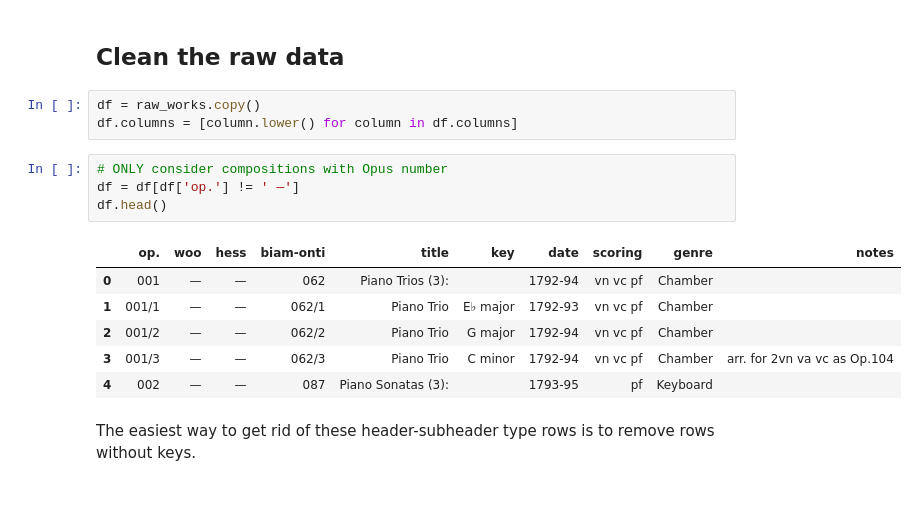
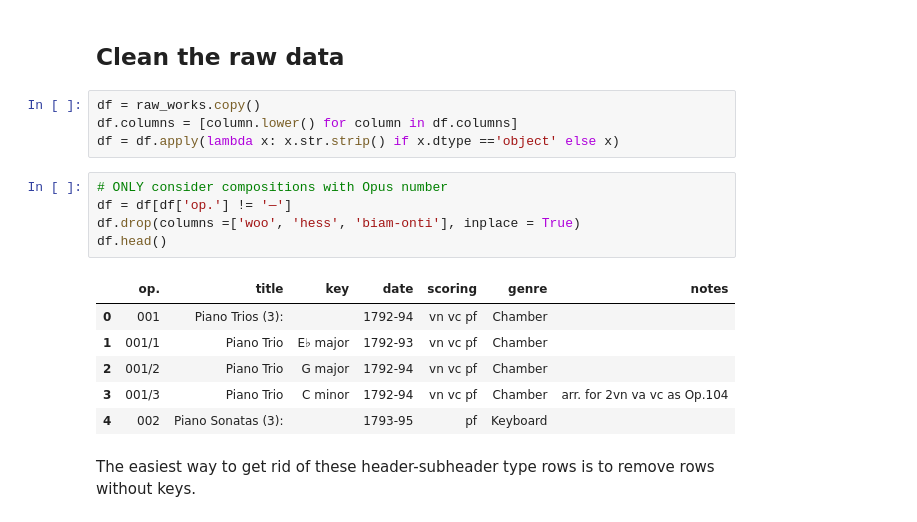
Before and after one commit to chiahsingpi/visualizing_composer, a Jupyter notebook: Beethoven.ipynb, the cells around one changed output. Saved outputs shown, nothing was run; the diff lists cells and outputs as text.

```diff
--- a/Beethoven.ipynb
+++ b/Beethoven.ipynb
@@ -49,17 +49,19 @@ raw_works.shape
 # %%
 df = raw_works.copy()
 df.columns = [column.lower() for column in df.columns]
+df = df.apply(lambda x: x.str.strip() if x.dtype =='object' else x)
 # %%
 # ONLY consider compositions with Opus number
-df = df[df['op.'] != ' —']
+df = df[df['op.'] != '—']
+df.drop(columns =['woo', 'hess', 'biam-onti'], inplace = True)
 df.head()
 # %% [output]
-|  | op. | woo | hess | biam-onti | title | key | date | scoring | genre | notes |
-| 0 | 001 | — | — | 062 | Piano Trios (3): |  | 1792-94 | vn vc pf | Chamber |  |
-| 1 | 001/1 | — | — | 062/1 | Piano Trio | E♭ major | 1792-93 | vn vc pf | Chamber |  |
-| 2 | 001/2 | — | — | 062/2 | Piano Trio | G major | 1792-94 | vn vc pf | Chamber |  |
-| 3 | 001/3 | — | — | 062/3 | Piano Trio | C minor | 1792-94 | vn vc pf | Chamber | arr. for 2vn va vc as Op.104 |
-| 4 | 002 | — | — | 087 | Piano Sonatas (3): |  | 1793-95 | pf | Keyboard |  |
+|  | op. | title | key | date | scoring | genre | notes |
+| 0 | 001 | Piano Trios (3): |  | 1792-94 | vn vc pf | Chamber |  |
+| 1 | 001/1 | Piano Trio | E♭ major | 1792-93 | vn vc pf | Chamber |  |
+| 2 | 001/2 | Piano Trio | G major | 1792-94 | vn vc pf | Chamber |  |
+| 3 | 001/3 | Piano Trio | C minor | 1792-94 | vn vc pf | Chamber | arr. for 2vn va vc as Op.104 |
+| 4 | 002 | Piano Sonatas (3): |  | 1793-95 | pf | Keyboard |  |
 # %% [markdown]
 The easiest way to get rid of these header-subheader type rows is to remove rows without keys.
 # %%
```
Also changed, not shown: parts of 21 cells of this notebook.
